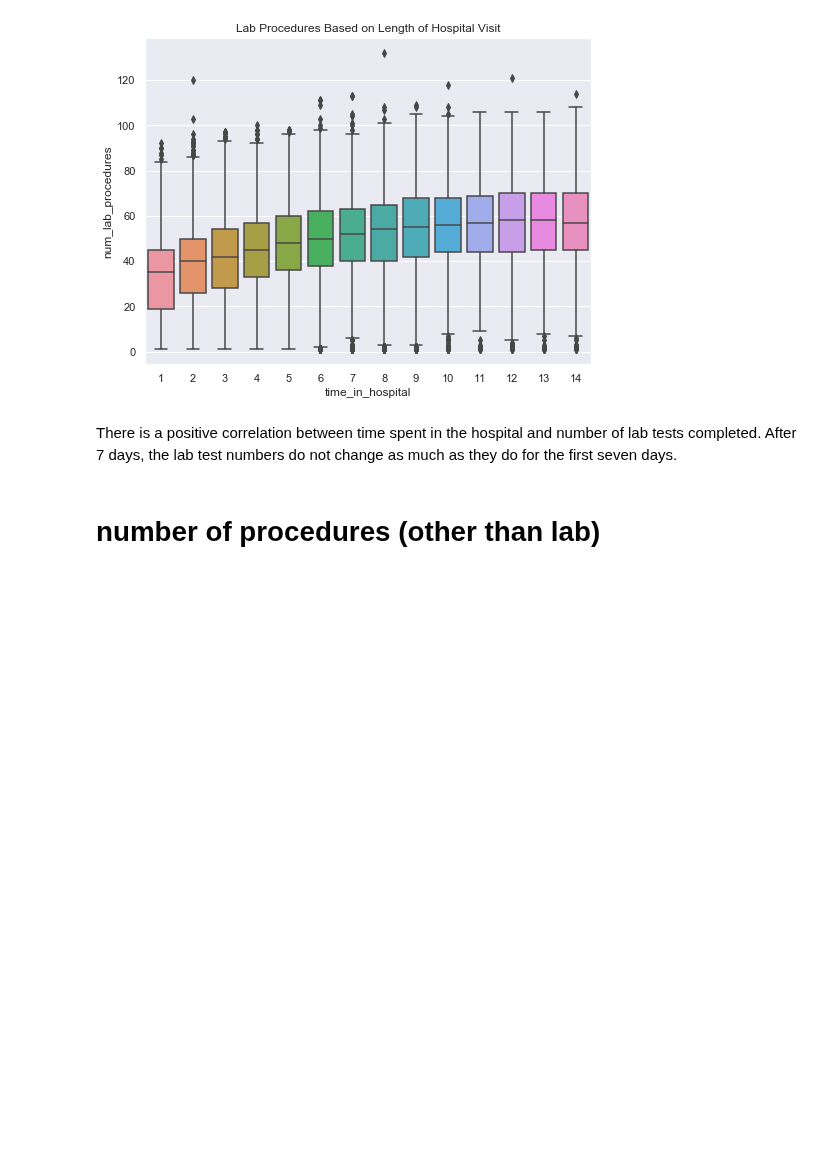
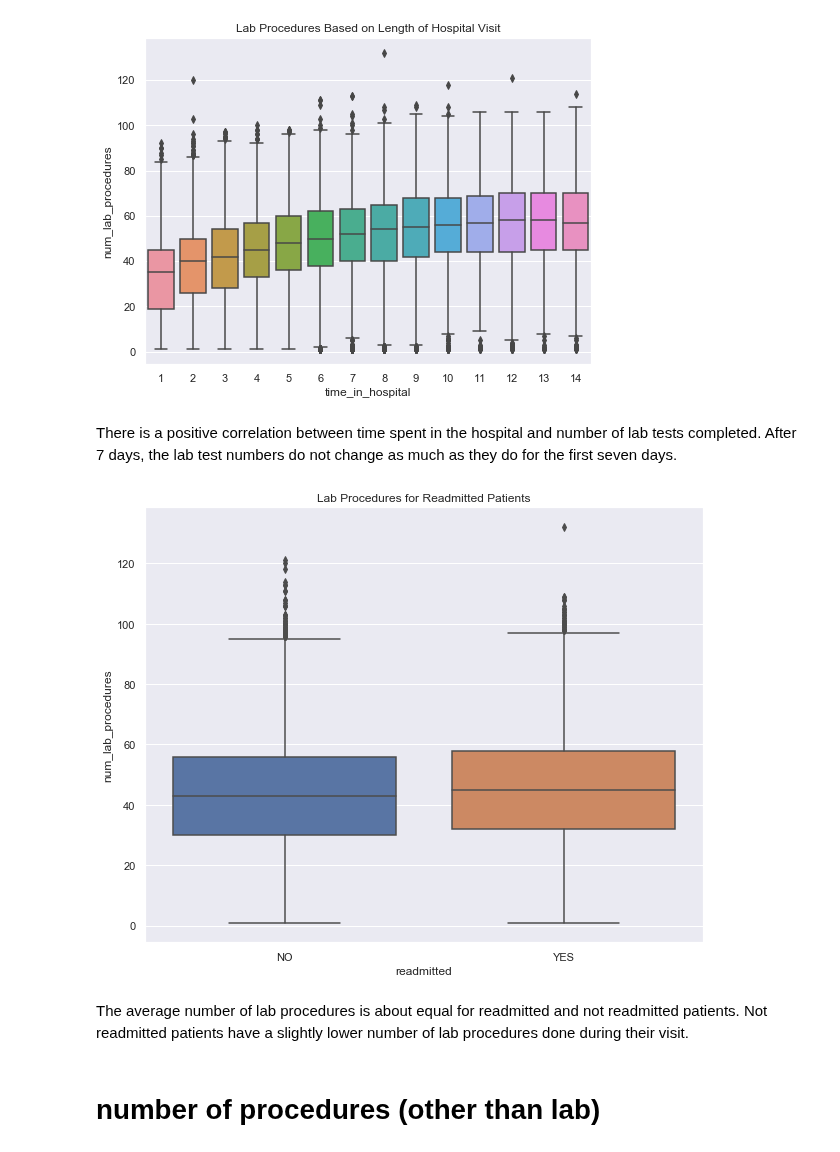
Before and after one commit to annasophiat/diabetic-readmissions, a Jupyter notebook: diabetes_storytelling.ipynb, the cells around one changed output. Saved outputs shown, nothing was run; the diff lists cells and outputs as text; code cells hidden in the pictures; blank space fills up the shorter version.

```diff
--- a/diabetes_storytelling.ipynb
+++ b/diabetes_storytelling.ipynb
@@ -307,6 +307,16 @@ plt.show()
 [figure]
 # %% [markdown]
 There is a positive correlation between time spent in the hospital and number of lab tests completed. After 7 days, the lab test numbers do not change as much as they do for the first seven days.
+# %%
+# do readmitted patients have more lab tests?
+plt.figure(figsize=(10, 8))
+sns.boxplot(x='readmitted', y='num_lab_procedures', data=diabetes)
+plt.title('Lab Procedures for Readmitted Patients')
+plt.show()
+# %% [output]
+[figure, added]
+# %% [markdown]
+The average number of lab procedures is about equal for readmitted and not readmitted patients. Not readmitted patients have a slightly lower number of lab procedures done during their visit.
 # %% [markdown]
 # number of procedures (other than lab)
 # %%
```
Also changed, not shown: parts of 24 cells of this notebook, 2 other files.
